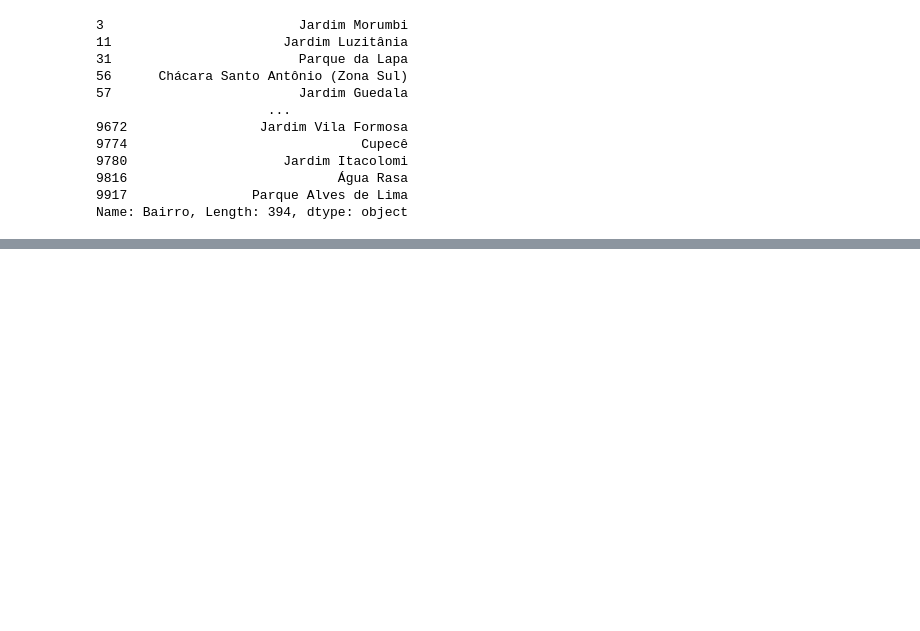
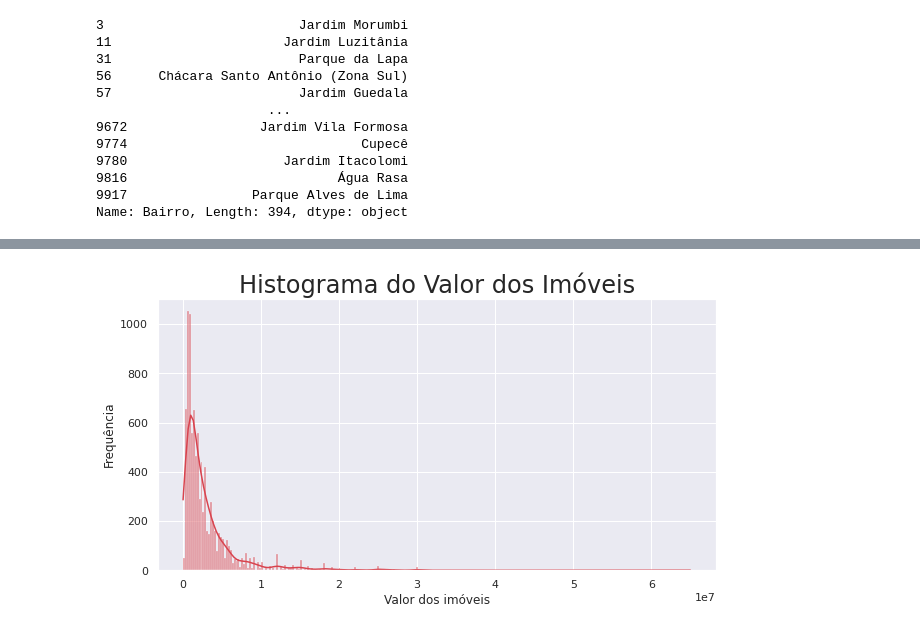
Before and after one commit to Milene-d/Desafio_imoveis, a Jupyter notebook: Desafio1.ipynb, the cells around one changed output, grey strips where cells are left out. Cells and saved outputs as stored; diff of their text form; code cells hidden in the pictures; blank space fills up the shorter version.

```diff
--- a/Desafio1.ipynb
+++ b/Desafio1.ipynb
@@ -215,0 +479,10 @@ Name: Bairro, Length: 394, dtype: object
+# %%
+fig, ax = plt.subplots(figsize = ( 10 , 5 ))
+sns.histplot(data = dados_vendas, x="Valor_anuncio_float", kde = True)
+sns.set_palette("Spectral", 10)
+ax.set_xlabel( "Valor dos imóveis" , size = 12 )
+ax.set_ylabel( "Frequência" , size = 12 )
+ax.set_title( "Histograma do Valor dos Imóveis" , size = 24 )
+plt.show()
+# %% [output]
+[figure, added]
```
Also changed, not shown: parts of 31 cells of this notebook.
